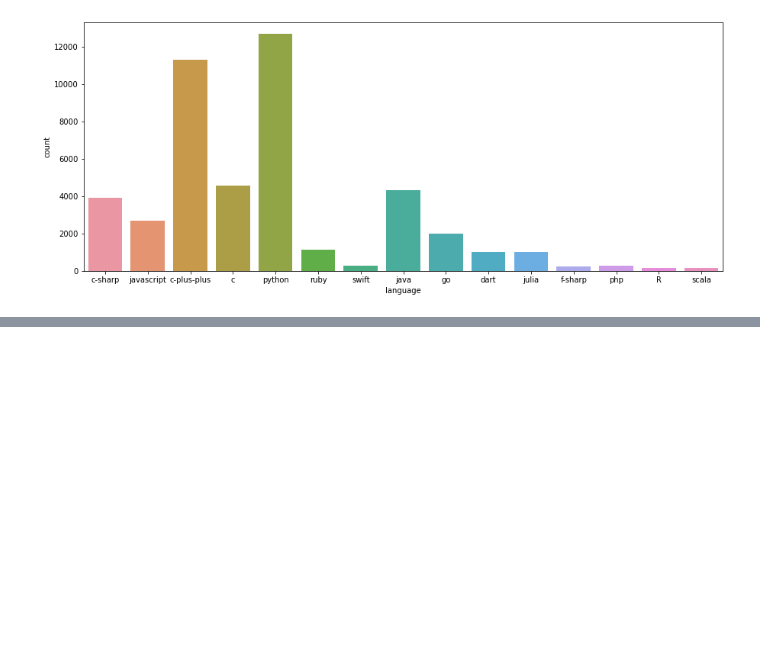
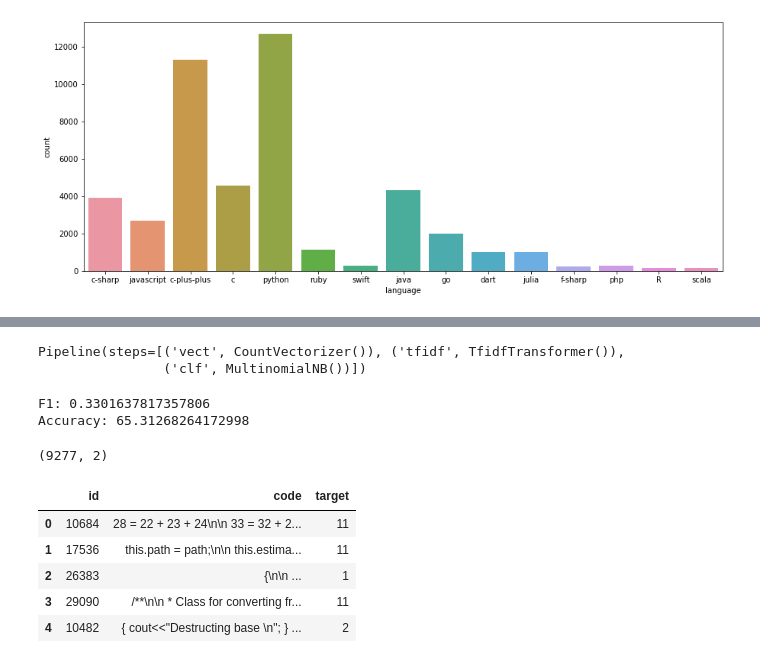
Before and after one commit to yachty66/ProgrammingLanguageClassification, a Jupyter notebook: ProgrammingLanguageClassification.ipynb, the cells around one changed output, grey strips where cells are left out. Saved outputs shown, nothing was run; the diff lists cells and outputs as text; code cells hidden in the pictures; blank space fills up the shorter version.

```diff
--- a/ProgrammingLanguageClassification.ipynb
+++ b/ProgrammingLanguageClassification.ipynb
@@ -71,0 +98,3 @@ AttributeError: 'numpy.ndarray' object has no attribute 'head'
+# %%
+XTrain, XComb, YTrain, YComb = train_test_split(trainData["code"],trainData["target"],test_size=0.3,random_state=0 , shuffle = False)
+XValidation,XTest,YValidation,YTest = train_test_split(XComb,YComb,test_size=0.5,random_state=0, shuffle = False)
@@ -71,0 +105,29 @@ AttributeError: 'numpy.ndarray' object has no attribute 'head'
+# %%
+classifier = Pipeline([('vect', CountVectorizer()), ('tfidf', TfidfTransformer()), ('clf', MultinomialNB())])
+classifier = classifier.fit(XTrain, YTrain)
+# %%
+classifier
+# %% [output]
+Pipeline(steps=[('vect', CountVectorizer()), ('tfidf', TfidfTransformer()),
+                ('clf', MultinomialNB())])
+# %%
+print("F1:" ,f1_score(YValidation,classifier.predict(XValidation),average='macro'))
+print("Accuracy:" ,accuracy_score(YValidation,classifier.predict(XValidation))*100)
+# %% [output]
+F1: 0.3301637817357806
+Accuracy: 65.31268264172998
+# %%
+testData.shape
+# %% [output]
+(9277, 2)
+# %%
+testData["target"] = classifier.predict(testData["code"])
+# %%
+testData.head()
+# %% [output]
+|  | id | code | target |
+| 0 | 10684 | 28 = 22 + 23 + 24\n\n 33 = 32 + 2... | 11 |
+| 1 | 17536 | this.path = path;\n\n this.estima... | 11 |
+| 2 | 26383 | {\n\n ... | 1 |
+| 3 | 29090 | /**\n\n * Class for converting fr... | 11 |
+| 4 | 10482 | { cout<<"Destructing base \n"; } ... | 2 |
```
Also changed, not shown: parts of 8 cells of this notebook, 2 other files.
